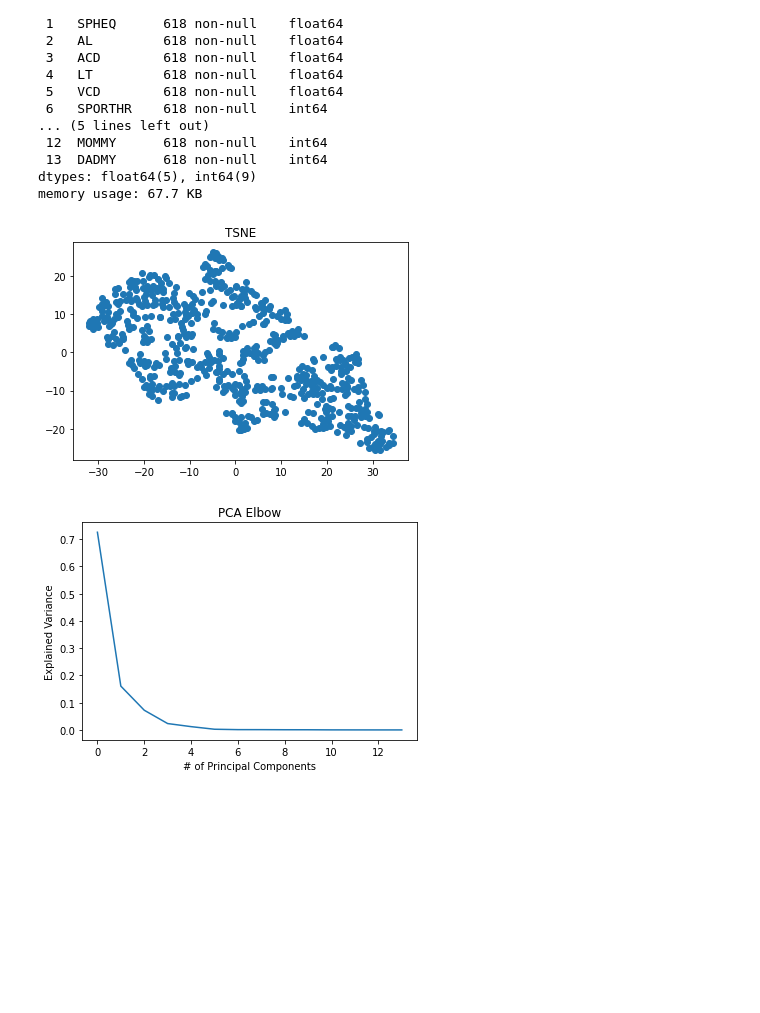
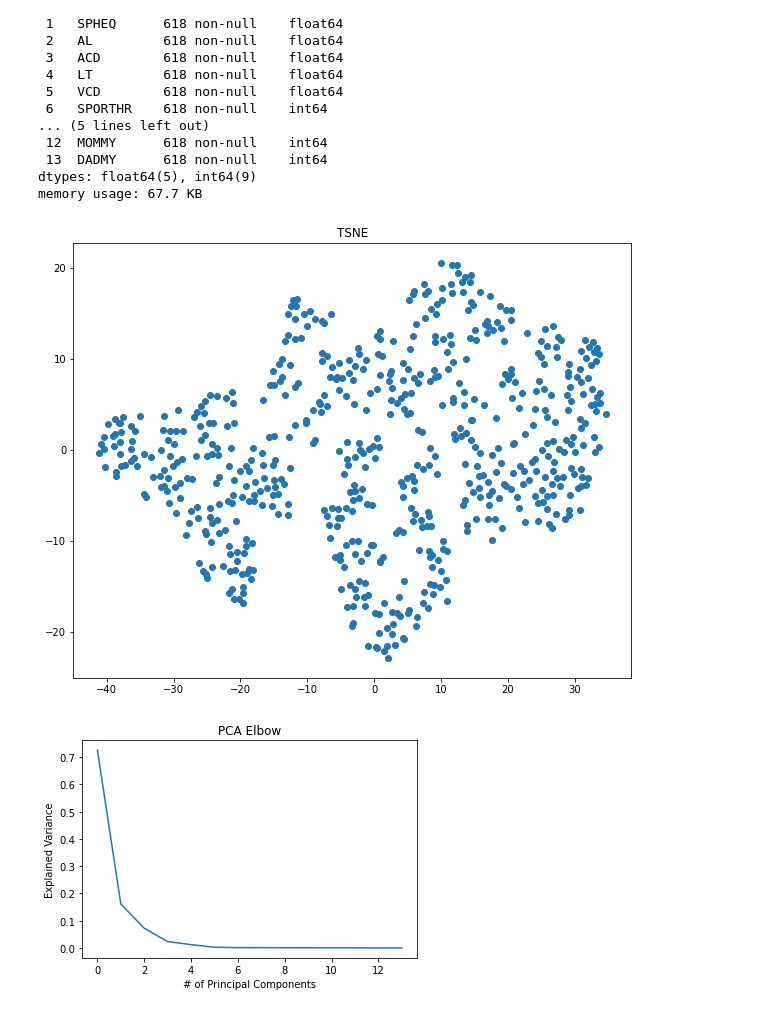
Before and after one commit to Zahero/Smu_sep2022_, a Jupyter notebook: 20-Unsupervised-Learning/Starter_Code/myopia.ipynb, the cells around one changed output. Cells and saved outputs as stored; diff of their text form; code cells hidden in the pictures; blank space fills up the shorter version.

```diff
--- a/20-Unsupervised-Learning/Starter_Code/myopia.ipynb
+++ b/20-Unsupervised-Learning/Starter_Code/myopia.ipynb
@@ -47,13 +47,14 @@ memory usage: 67.7 KB
 # %%
 #cluster check
 #14 dimensions
 
 X= TSNE(learning_rate = "auto").fit_transform(df)
+plt.figure(figsize=(10,8))
 plt.title("TSNE")
 plt.scatter(X[:,0], X[:,1])
 plt.show()
 # %% [output]
-[figure, old version]
+[figure, new version]
 # %%
 # PCA model
 pca = PCA()
```
Also changed, not shown: parts of 4 cells of this notebook, 1 other file.
